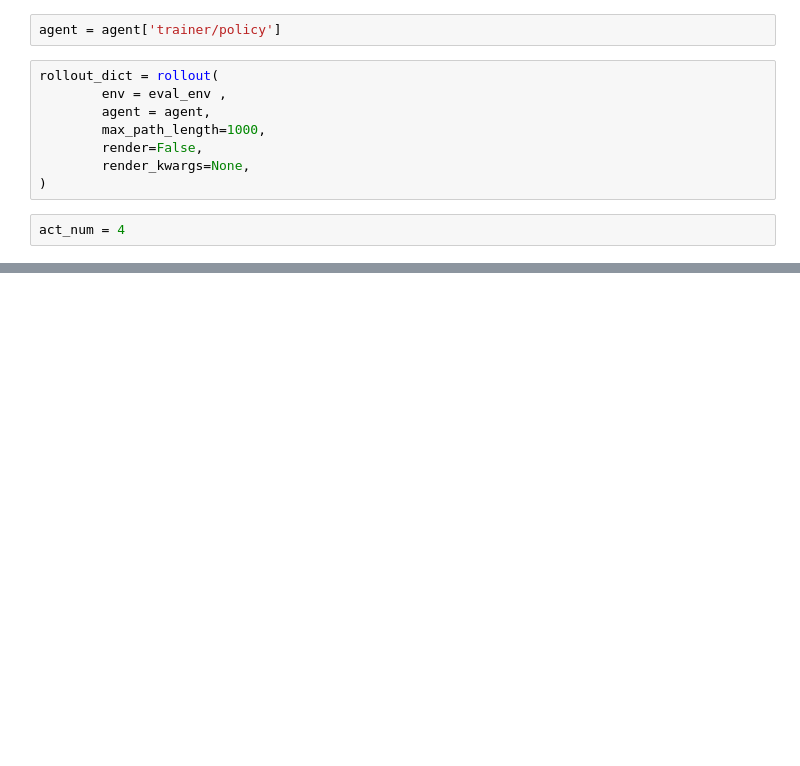
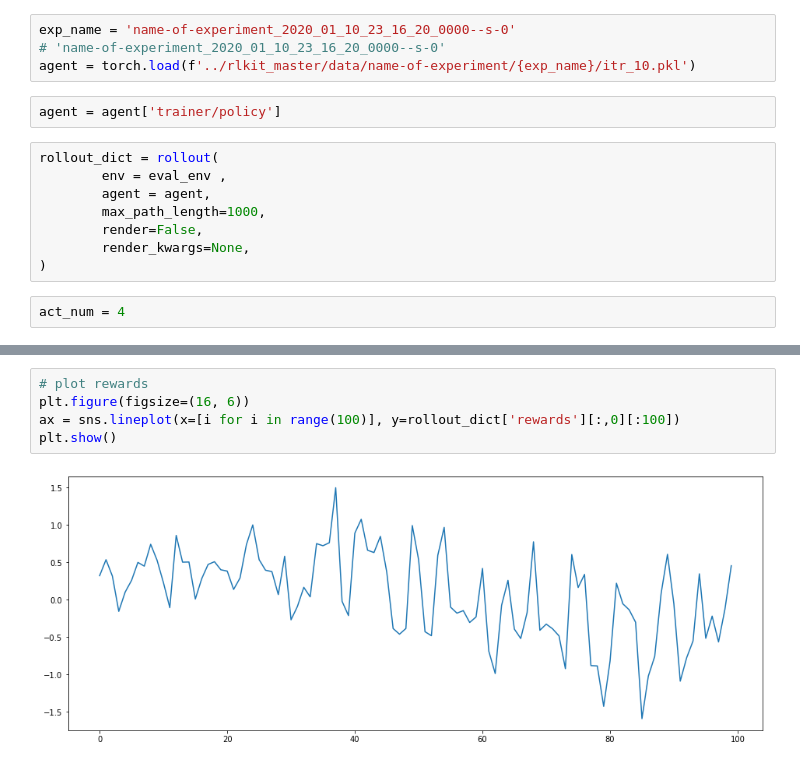
Before and after one commit to Mary-Kul/fourier_rl, a Jupyter notebook: notebooks/rollout example.ipynb, the cells around one changed output, grey strips where cells are left out. Cells and saved outputs as stored; diff of their text form; blank space fills up the shorter version.

```diff
--- a/notebooks/rollout example.ipynb
+++ b/notebooks/rollout example.ipynb
@@ -56,3 +42,7 @@ agent = torch.load('../rlkit_master/data/name-of-experiment/name-of-experiment_2
+# %%
+exp_name = 'name-of-experiment_2020_01_10_23_16_20_0000--s-0'
+# 'name-of-experiment_2020_01_10_23_16_20_0000--s-0'
+agent = torch.load(f'../rlkit_master/data/name-of-experiment/{exp_name}/itr_10.pkl')
 # %%
 agent = agent['trainer/policy']
 # %%
@@ -608,0 +71,7 @@ ValueError: "Invalid object to show. The object to passed to show must be one of
+# %%
+# plot rewards
+plt.figure(figsize=(16, 6))
+ax = sns.lineplot(x=[i for i in range(100)], y=rollout_dict['rewards'][:,0][:100])
+plt.show()
+# %% [output]
+[figure, added]
```
Also changed, not shown: parts of 49 cells of this notebook, 9 other files.
